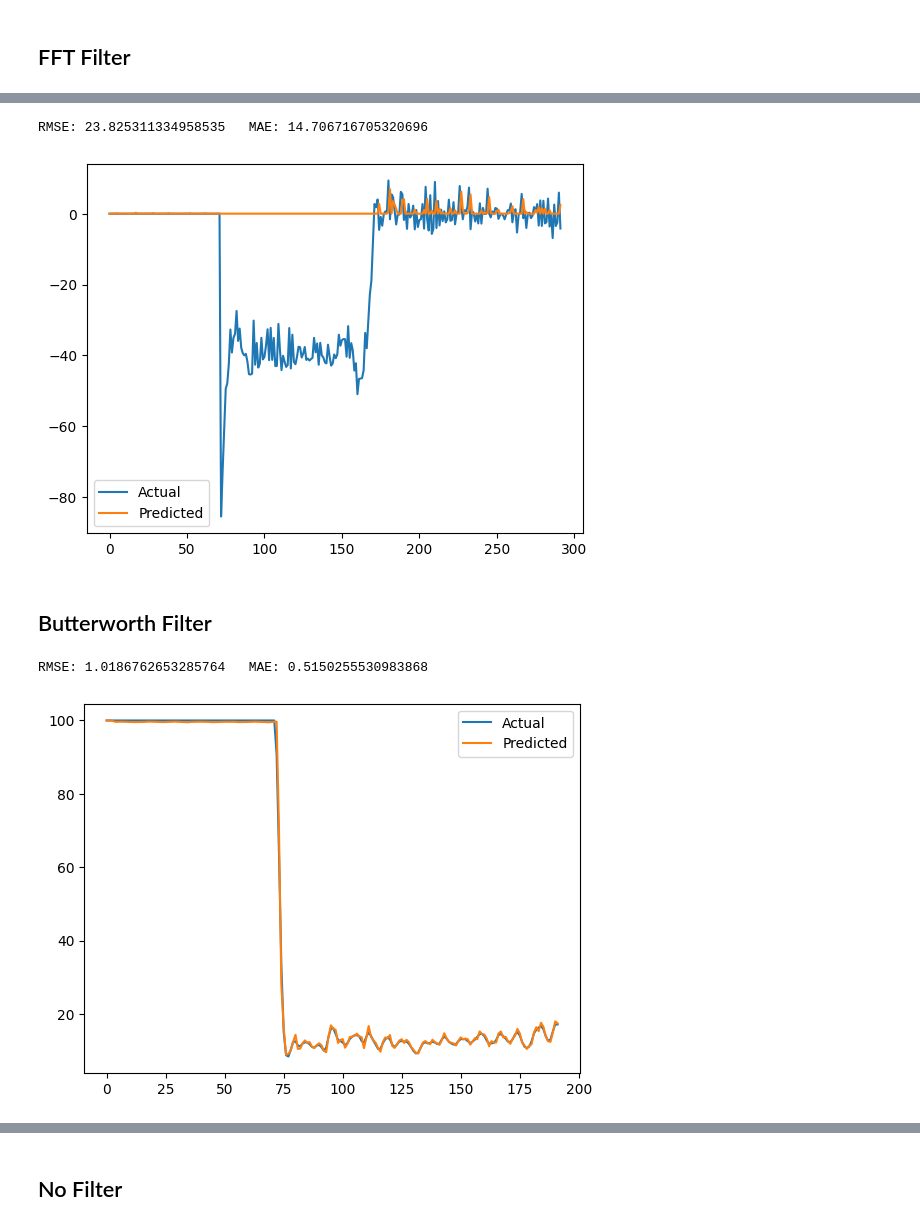
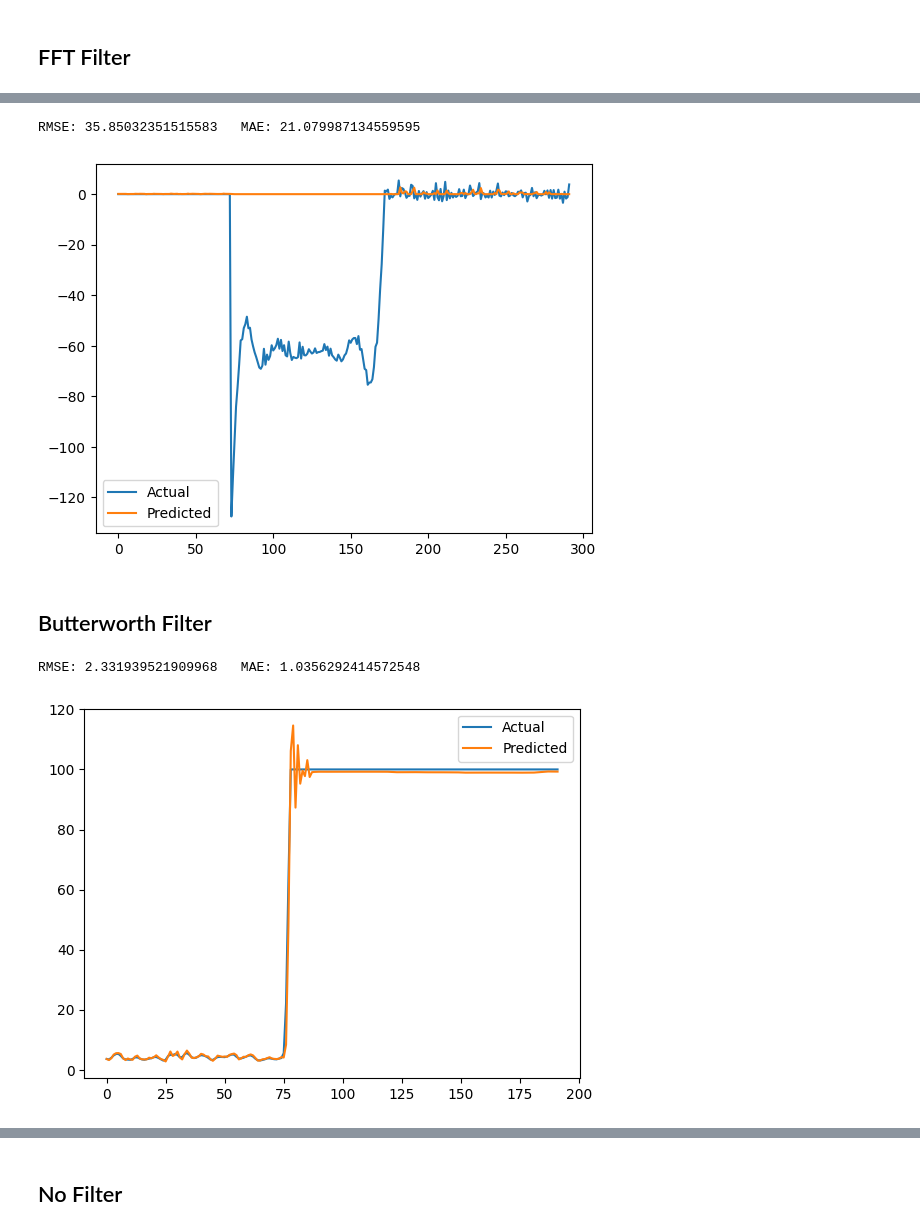
Before and after one commit to dipayan2/ARMAModel, a Jupyter notebook: ModularCode.ipynb, the cells around one changed output, grey strips where cells are left out. Saved outputs shown, nothing was run; the diff lists cells and outputs as text; code cells hidden in the pictures.

```diff
--- a/ModularCode.ipynb
+++ b/ModularCode.ipynb
@@ -427,9 +448,11 @@ def main(TEST_START=7500,STEP=50,N_CLUST=5,TRAIN_END=7500,ARP=4,PASS='low',FILT=
     ########################################################################
     df_raw = pd.DataFrame()
     df_raw['endog'] = utilData.bUtil
-    df_raw['exog1'] = utilData.mUtil.diff().shift(1)
-    df_raw['exog2'] = utilData.mUtil.diff().shift(1)
+    df_raw['exog1'] = utilData.mScore.shift(1)
+    df_raw['exog2'] = utilData.mScore.diff().shift(1)
+    df_raw['bFreq'] = utilData.bFreq
     df_data = df_raw.dropna()
+    b_freq = df_data.bFreq.to_numpy()
     if FTYPE=='butter':
         dy = np.clip(butter_lfilter(df_data.endog.to_numpy(),FILT,passtype=PASS),-100,100)
         dz = np.clip(butter_lfilter(df_data.exog1.to_numpy(),FILT,passtype=PASS),-100,100)
@@ -451,6 +474,7 @@ def main(TEST_START=7500,STEP=50,N_CLUST=5,TRAIN_END=7500,ARP=4,PASS='low',FILT=
     # Predicting in a different range
 #     TEST_START = 7500
     y_test = dy[TEST_START:]
+    bfreq_test = b_freq[TEST_START:]
     x_test = dz[TEST_START:]
     x_test2 = dx[TEST_START:]
 
@@ -496,6 +520,7 @@ def main(TEST_START=7500,STEP=50,N_CLUST=5,TRAIN_END=7500,ARP=4,PASS='low',FILT=
     y_prior = dy[TEST_START-1]
     x_prior = dz[TEST_START-1]
     x2_prior = dx[TEST_START-1]
+    bfreq_prior = b_freq[TEST_START-1]
     Y_ACT=[]
     Y_PRED=[]
     res_pred = 0
@@ -515,8 +540,10 @@ def main(TEST_START=7500,STEP=50,N_CLUST=5,TRAIN_END=7500,ARP=4,PASS='low',FILT=
 
 #         print("PLike",P_like)
         y_act = y_test[i]
+        b_act = bfreq_test[i]
         y_prior = y_act
         x_prior = dz[TEST_START+i]
+        b_prior = b_freq[TEST_START+i]
         x2_prior = dx[TEST_START+i]
         y_pred = []
         y_est = 0
@@ -527,12 +554,13 @@ def main(TEST_START=7500,STEP=50,N_CLUST=5,TRAIN_END=7500,ARP=4,PASS='low',FILT=
 #                 y_est = y_pred[-1]
 #                 break
 #         if PASS=='low' and FTYPE=='butter':
-        y_est = max(0, min(y_est-res_pred, 100))
+        y_est = max(0, min(y_est-res_pred,100))
         # y_est = y_est-res_pred
         #####################################################################
         ####### PREDICTION ENDS HERE ########################################
         #####################################################################
         res = y_est - y_act
+        b_new = b_
 #         y_est = dy[TEST_START+i-1]
         if abs(res) < 90:      # removing huge state changes
             RMSE.append(res*res)
@@ -568,15 +596,15 @@ RMSE: 0.42177168900741024   MAE: 0.26240952774260284
 # %%
 main(TRAIN_END=7500,TEST_START=7500,N_CLUST=15,STEP=300,ARP=8,PASS='high',FILT=0.5,FTYPE='FFT',WFT=100,PX=5)
 # %% [output]
-RMSE: 23.825311334958535   MAE: 14.706716705320696
+RMSE: 35.85032351515583   MAE: 21.079987134559595
-[figure, old version]
+[figure, new version]
 # %% [markdown]
 ## Butterworth Filter
 # %%
-main(TRAIN_END=6000,TEST_START=7500,N_CLUST=4,STEP=200,ARP=8,FILT=0.25)
+main(TRAIN_END=6000,TEST_START=6000,N_CLUST=4,STEP=200,ARP=8,FILT=0.25)
 # %% [output]
-RMSE: 1.0186762653285764   MAE: 0.5150255530983868
+RMSE: 2.331939521909968   MAE: 1.0356292414572548
-[figure, old version]
+[figure, new version]
 # %%
 main(TRAIN_END=6000,TEST_START=7500,N_CLUST=10,STEP=200,ARP=10,PASS='high',FILT=0.75)
 # %% [output]
```
Also changed, not shown: parts of 8 cells of this notebook, 3 other files.
